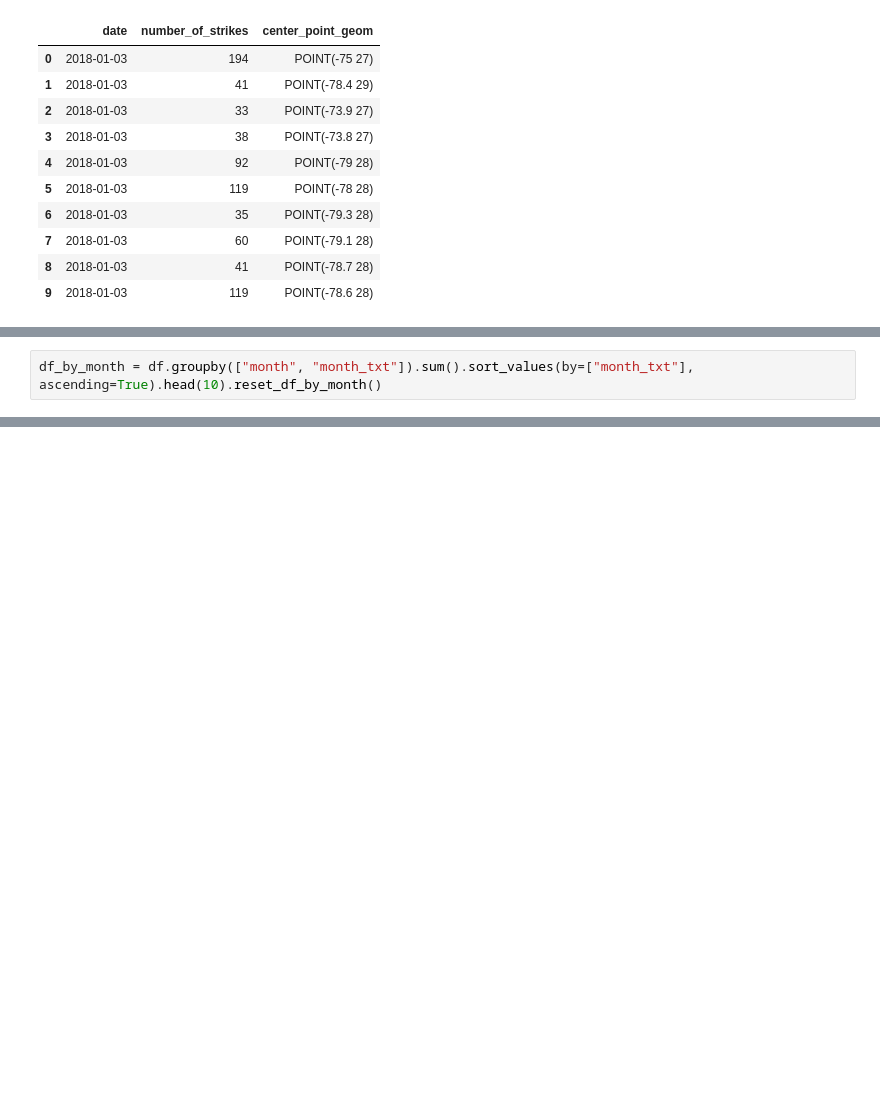
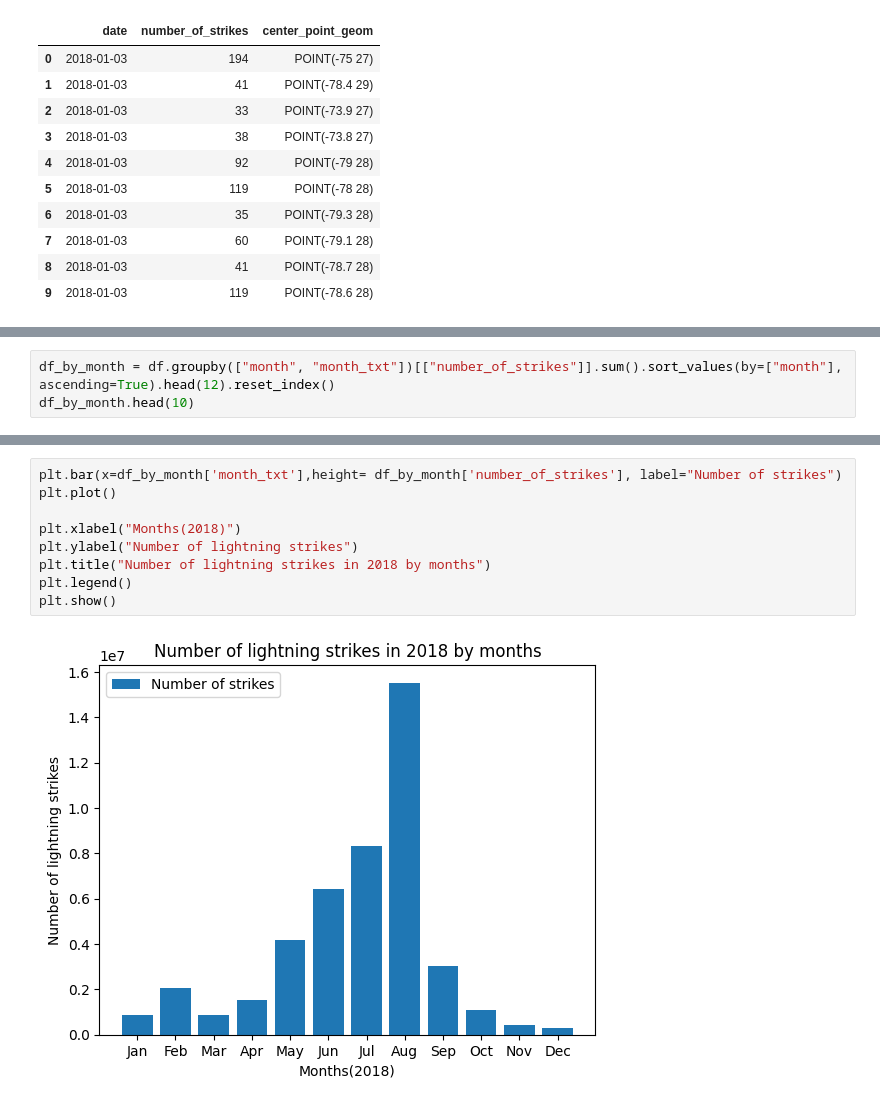
Before and after one commit to yildizramazan/daily-lightning-strikes, a Jupyter notebook: notebook.ipynb, the cells around one changed output, grey strips where cells are left out. Saved outputs shown, nothing was run; the diff lists cells and outputs as text; blank space fills up the shorter version.

```diff
--- a/notebook.ipynb
+++ b/notebook.ipynb
@@ -97,2 +121,3 @@ df["month_txt"] = df["date"].dt.month_name().str.slice(stop=3)
 # %%
-df_by_month = df.groupby(["month", "month_txt"]).sum().sort_values(by=["month_txt"], ascending=True).head(10).reset_df_by_month()
+df_by_month = df.groupby(["month", "month_txt"])[["number_of_strikes"]].sum().sort_values(by=["month"], ascending=True).head(12).reset_index()
+df_by_month.head(10)
@@ -98,0 +136,11 @@ df_by_month = df.groupby(["month", "month_txt"]).sum().sort_values(by=["month_tx
+# %%
+plt.bar(x=df_by_month['month_txt'],height= df_by_month['number_of_strikes'], label="Number of strikes")
+plt.plot()
+
+plt.xlabel("Months(2018)")
+plt.ylabel("Number of lightning strikes")
+plt.title("Number of lightning strikes in 2018 by months")
+plt.legend()
+plt.show()
+# %% [output]
+[figure, added]
```
Also changed, not shown: parts of 8 cells of this notebook.
